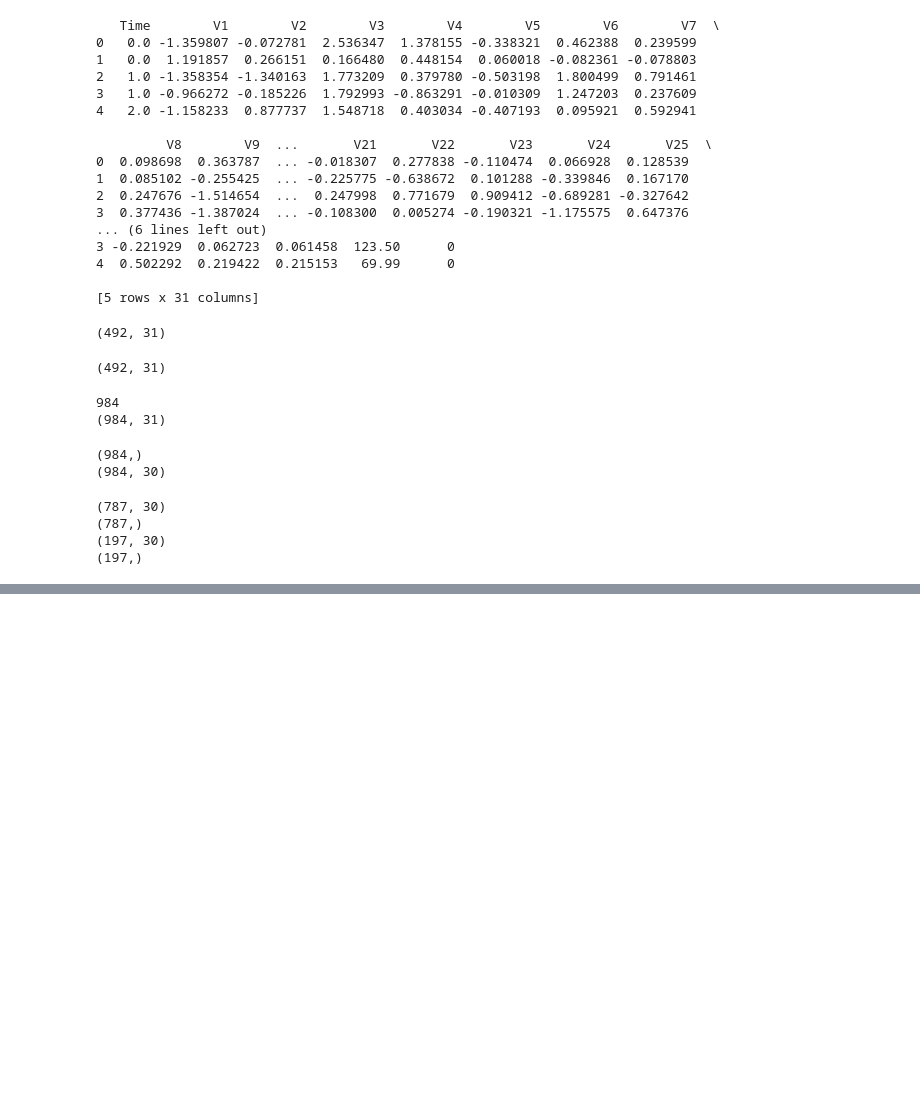
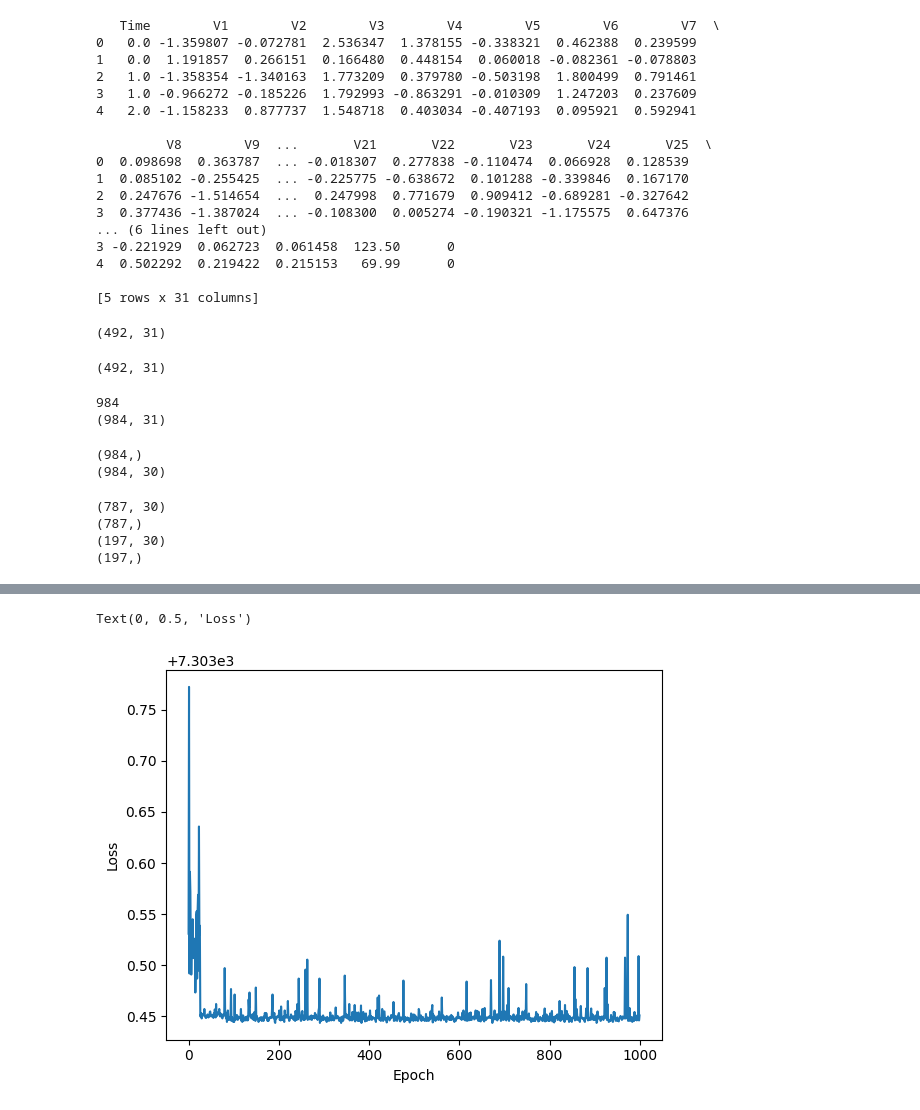
Before and after one commit to NiccoloSalvi/fraud-detection-autoencoders, a Jupyter notebook: main.ipynb, the cells around one changed output, grey strips where cells are left out. Cells and saved outputs as stored; diff of their text form; code cells hidden in the pictures; blank space fills up the shorter version.

```diff
--- a/main.ipynb
+++ b/main.ipynb
@@ -151,7 +162,7 @@ W2 = np.random.randn(n3, n2)
 b2 = np.zeros((n3, 1))
 W3 = np.random.randn(n4, n3)
 b3 = np.zeros((n4, 1))
-W4 = np.random.randn(n5, n3)
+W4 = np.random.randn(n5, n4)
 b4 = np.zeros((n5, 1))
 
 params_encoder = [W1, b1, W2, b2, W3, b3, W4, b4]
@@ -187,13 +204,15 @@ W2 = np.random.randn(n3, n2)
 b2 = np.zeros((n3, 1))
 W3 = np.random.randn(n4, n3)
 b3 = np.zeros((n4, 1))
-W4 = np.random.randn(n5, n3)
+W4 = np.random.randn(n5, n4)
 b4 = np.zeros((n5, 1))
 
 params_decoder = [W1, b1, W2, b2, W3, b3, W4, b4]
 params_decoder = [jnp.array(p) for p in params_decoder]
 
 def decoder(x, params):
+  p1 = 0.2
+  p2 = 0.1
   # unfold the parameters
   W1, b1, W2, b2, W3, b3, W4, b4 = params
 
@@ -201,11 +220,18 @@ def decoder(x, params):
   layer1 = x.T
   # other layers use the activation function
   layer2 = nn.relu(W1 @ layer1 + b1)
+  dropout_mask = (np.random.rand(*layer2.shape) > p1) / (1 - p1)
+  layer2 *= dropout_mask
+
   layer3 = nn.relu(W2 @ layer2 + b2)
+  dropout_mask = (np.random.rand(*layer3.shape) > p2) / (1 - p2)
+  layer3 *= dropout_mask
+
   layer4 = nn.relu(W3 @ layer3 + b3)
+
   # output
   layer5 = nn.sigmoid(W4 @ layer4 + b4)
 
   return layer5.T
 
-decoder(dataset, params_decoder)
+decoder(output, params_decoder)
@@ -211,0 +246,33 @@ decoder(dataset, params_decoder)
+# %%
+num_epochs = 1000
+learning_rate = 5
+
+# Use jnp.array to ensure compatibility with JAX
+small_dataset = jnp.array(dataset[:1000])
+
+def loss_fn(params_encoder, params_decoder, batch):
+    encoded = encoder(batch, params_encoder)
+    decoded = decoder(encoded, params_decoder)
+    return jnp.mean((batch - decoded) ** 2)
+
+history_loss = []
+
+for epoch in range(num_epochs):
+    # Compute gradients for the entire batch
+    grad_encoder, grad_decoder = jax.grad(loss_fn, argnums=(0, 1))(params_encoder, params_decoder, small_dataset)
+
+    # Update weights
+    params_encoder = [p - learning_rate * g for p, g in zip(params_encoder, grad_encoder)]
+    params_decoder = [p - learning_rate * g for p, g in zip(params_decoder, grad_decoder)]
+
+    current_loss = loss_fn(params_encoder, params_decoder, small_dataset)
+    history_loss.append(current_loss)
+    if epoch % 50 == 0:
+        current_loss = loss_fn(params_encoder, params_decoder, small_dataset)
+        print(f"Epoch {epoch}, Loss: {current_loss}")
+
+    # plot the history loss
+plt.plot(history_loss)
+plt.xlabel('Epoch')
+plt.ylabel('Loss')
+# %% [output]
@@ -211,0 +299,2 @@ decoder(dataset, params_decoder)
+Text(0, 0.5, 'Loss')
+[figure, added]
```
Also changed, not shown: parts of 6 cells of this notebook, 2 other files.
